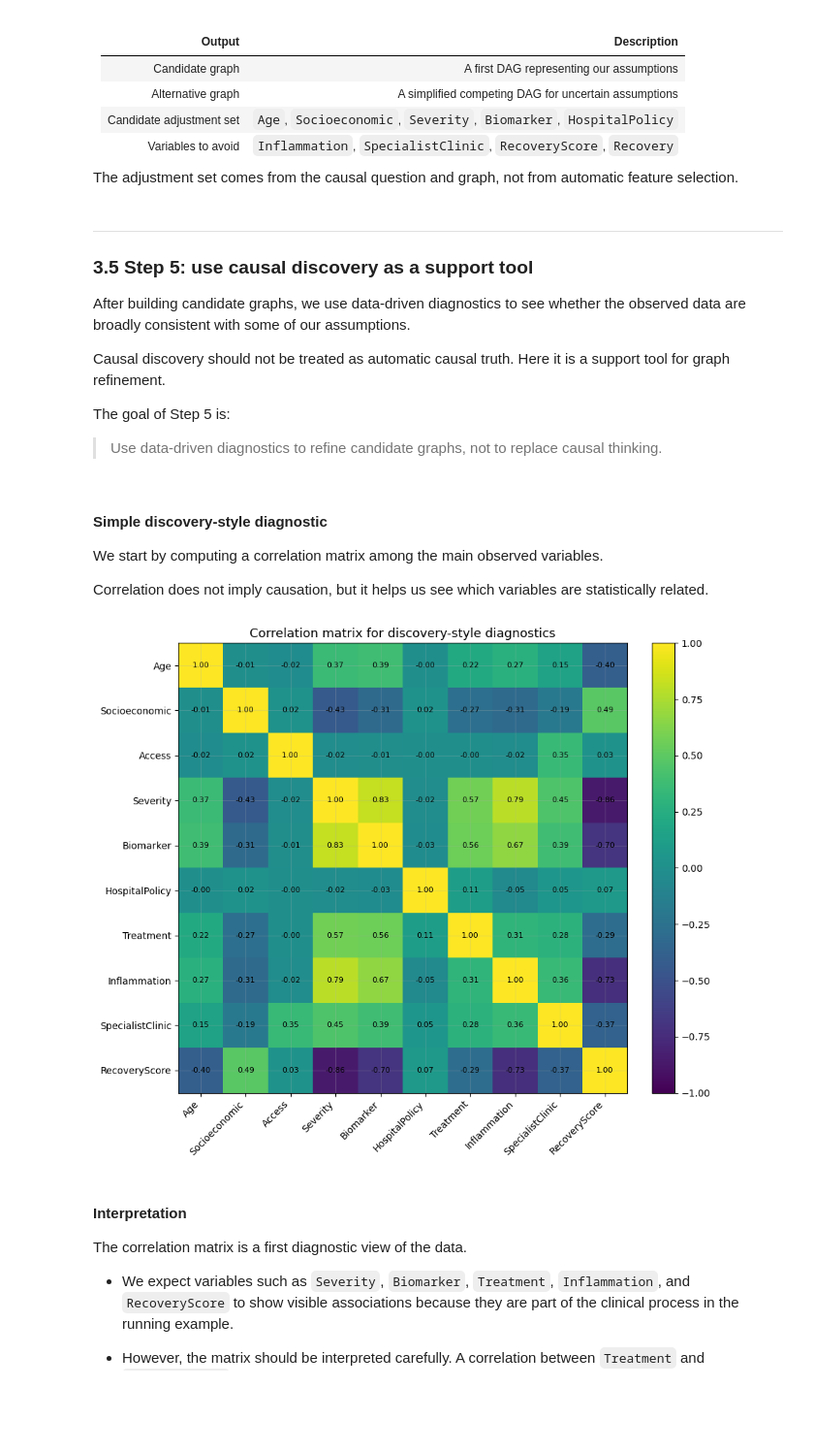
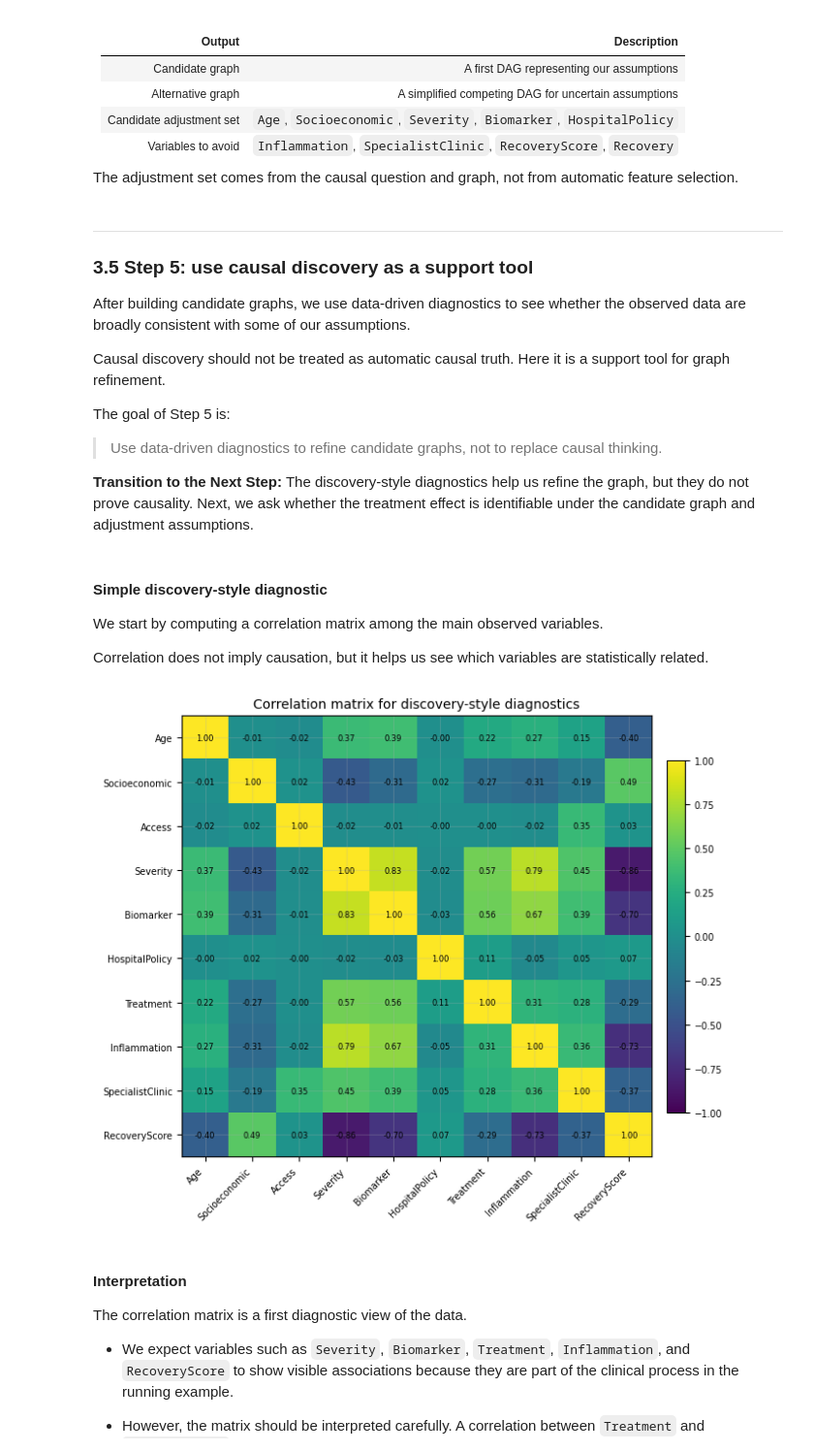
Before and after one commit to Ci2Lab/Causal-Intelligence-Course, a Jupyter notebook: Lectures/04_Causal_Intelligence_Practice.ipynb, the cells around one changed output. Shown at 97% size. Drawn from its saved outputs; the diff is of its cells as text; code cells hidden in the pictures; blank space fills up the shorter version.

Commit message:
Update 04_Causal_Intelligence_Practice.ipynb
Update whole chapter

```diff
--- a/Lectures/04_Causal_Intelligence_Practice.ipynb
+++ b/Lectures/04_Causal_Intelligence_Practice.ipynb
@@ -931,6 +1038,9 @@ Causal discovery should not be treated as automatic causal truth. Here it is a s
 The goal of Step 5 is:
 
 > Use data-driven diagnostics to refine candidate graphs, not to replace causal thinking.
+
+
+**Transition to the Next Step:** The discovery-style diagnostics help us refine the graph, but they do not prove causality. Next, we ask whether the treatment effect is identifiable under the candidate graph and adjustment assumptions.
 # %% [markdown]
 #### Simple discovery-style diagnostic
 
@@ -938,30 +1048,75 @@ We start by computing a correlation matrix among the main observed variables.
 
 Correlation does not imply causation, but it helps us see which variables are statistically related.
 # %%
+# Step 5: compact correlation matrix for classroom presentation
+
 discovery_vars = [
-    "Age", "Socioeconomic", "Access", "Severity", "Biomarker", "HospitalPolicy",
-    "Treatment", "Inflammation", "SpecialistClinic", "RecoveryScore",
+    "Age",
+    "Socioeconomic",
+    "Access",
+    "Severity",
+    "Biomarker",
+    "HospitalPolicy",
+    "Treatment",
+    "Inflammation",
+    "SpecialistClinic",
+    "RecoveryScore",
 ]
 
 corr_matrix = health[discovery_vars].corr()
 
-fig, ax = plt.subplots(figsize=(10, 8))
-im = ax.imshow(corr_matrix, vmin=-1, vmax=1)
+fig, ax = plt.subplots(figsize=(6.8, 5.8))
+
+im = ax.imshow(
+    corr_matrix,
+    vmin=-1,
+    vmax=1,
+    aspect="auto"
+)
+
 ax.set_xticks(np.arange(len(discovery_vars)))
 ax.set_yticks(np.arange(len(discovery_vars)))
-ax.set_xticklabels(discovery_vars, rotation=45, ha="right")
-ax.set_yticklabels(discovery_vars)
+
+ax.set_xticklabels(
+    discovery_vars,
+    rotation=45,
+    ha="right",
+    fontsize=7
+)
+
+ax.set_yticklabels(
+    discovery_vars,
+    fontsize=7
+)
 
 for i in range(len(discovery_vars)):
     for j in range(len(discovery_vars)):
-        ax.text(j, i, f"{corr_matrix.iloc[i, j]:.2f}", ha="center", va="center", fontsize=8)
+        ax.text(
+            j,
+            i,
+            f"{corr_matrix.iloc[i, j]:.2f}",
+            ha="center",
+            va="center",
+            fontsize=6,
+        )
 
-ax.set_title("Correlation matrix for discovery-style diagnostics")
-plt.colorbar(im, ax=ax, fraction=0.046, pad=0.04)
+ax.set_title(
+    "Correlation matrix for discovery-style diagnostics",
+    fontsize=10
+)
+
+cbar = plt.colorbar(
+    im,
+    ax=ax,
+    fraction=0.035,
+    pad=0.03
+)
+cbar.ax.tick_params(labelsize=7)
+
 plt.tight_layout()
 plt.show()
 # %% [output]
-[figure, old version]
+[figure, new version]
 # %% [markdown]
 #### Interpretation
 
```
Also changed, not shown: parts of 32 cells of this notebook.
